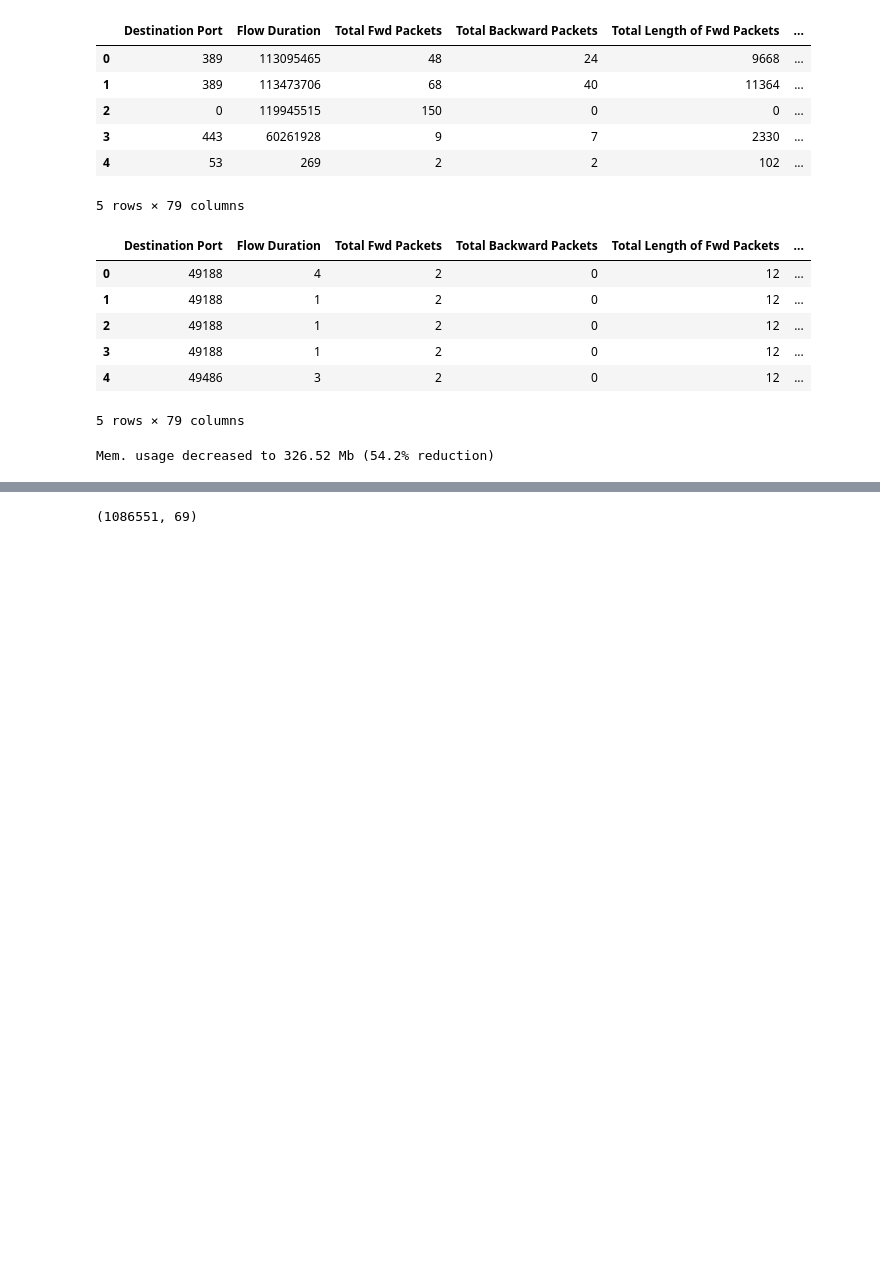
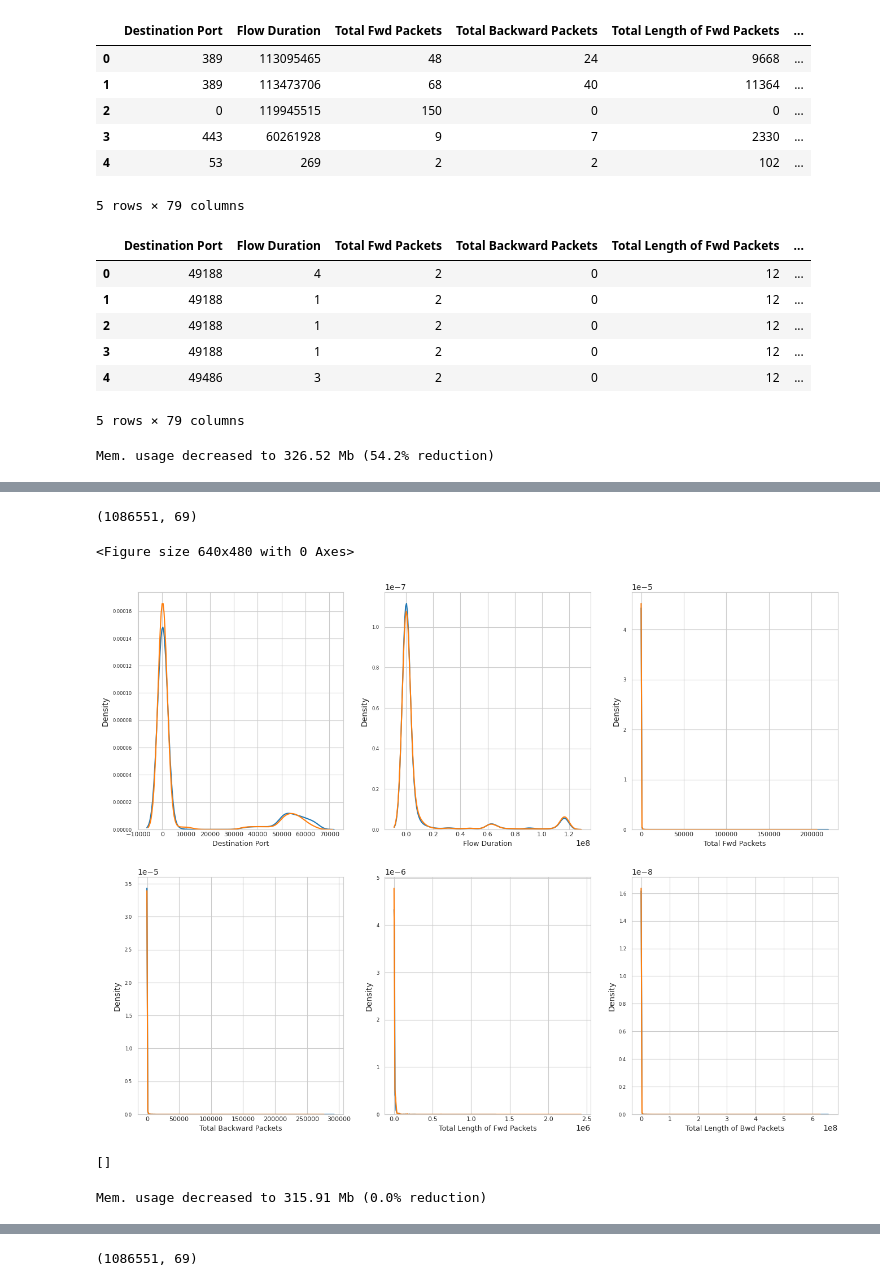
Before and after one commit to Devendra-Kumar-Dhayal/ids3, a Jupyter notebook: cuda.ipynb, the cells around one changed output, grey strips where cells are left out. Cells and saved outputs as stored; diff of their text form; code cells hidden in the pictures; blank space fills up the shorter version.

```diff
--- a/cuda.ipynb
+++ b/cuda.ipynb
@@ -221,0 +302,12 @@ gc.collect()
+# %%
+Week = Week.dropna().reset_index(drop = True)
+Week['Flow Bytes/s'].isnull().sum()
+
+
+meaningless_feature = stats_df[stats_df['Unique_values']==1]['Feature'].to_list()
+Week = Week.drop(columns=meaningless_feature)
+
+
+Week.shape
+# %% [output]
+(1086551, 69)
@@ -221,0 +414,46 @@ gc.collect()
+# %%
+# Density plots of features function
+
+def plot_feature_distribution(df1, df2, label1, label2, features):
+    i = 0
+    sns.set_style('whitegrid')
+    plt.figure()
+    fig, ax = plt.subplots(2, 3, figsize=(16, 12))
+
+    failed_features = []
+
+    for feature in features:
+        try:
+            i += 1
+            plt.subplot(2, 3, i)
+
+
+            sns.distplot(df1[feature], label=label1, hist=False, kde_kws={'bw': 0.1})
+            sns.distplot(df2[feature], label=label2, hist=False, kde_kws={'bw': 0.1})
+
+            plt.xlabel(feature, fontsize=9)
+            locs, labels = plt.xticks()
+            plt.tick_params(axis='x', which='major', labelsize=8, pad=-1)
+            plt.tick_params(axis='y', which='major', labelsize=6)
+        except:
+            print(feature + 'KDE failed')
+            failed_features.append(feature)
+            continue
+
+    plt.show()
+    return failed_features
+# %%
+features = ['Destination Port','Flow Duration','Total Fwd Packets','Total Backward Packets','Total Length of Fwd Packets','Total Length of Bwd Packets']
+
+plot_feature_distribution(Monday, Tuesday, 'benign', 'benign', features)
+# plot_feature_distribution(Monday, Wednesday, 'benign', 'benign', features)
+# plot_feature_distribution(Monday, Tuesday, 'benign', 'benign', features)
+# plot_feature_distribution(Monday, Friday, 'benign', 'benign', features)
+# %% [output]
+<Figure size 640x480 with 0 Axes>
+[figure, added]
+[]
+# %%
+Week = reduce_mem_usage(Week)
+# %% [output]
+Mem. usage decreased to 315.91 Mb (0.0% reduction)
```
Also changed, not shown: parts of 10 cells of this notebook, 1 other file.
